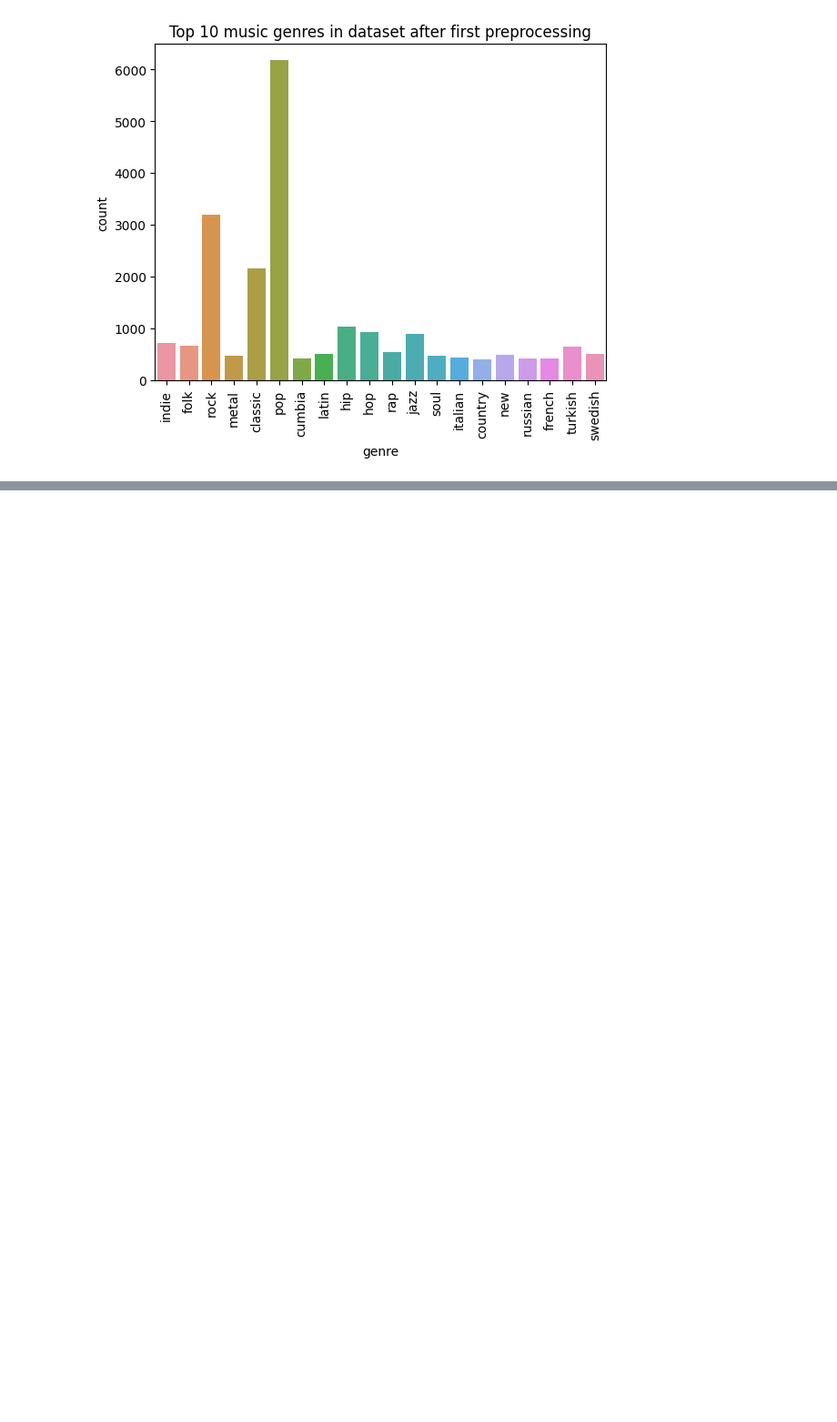
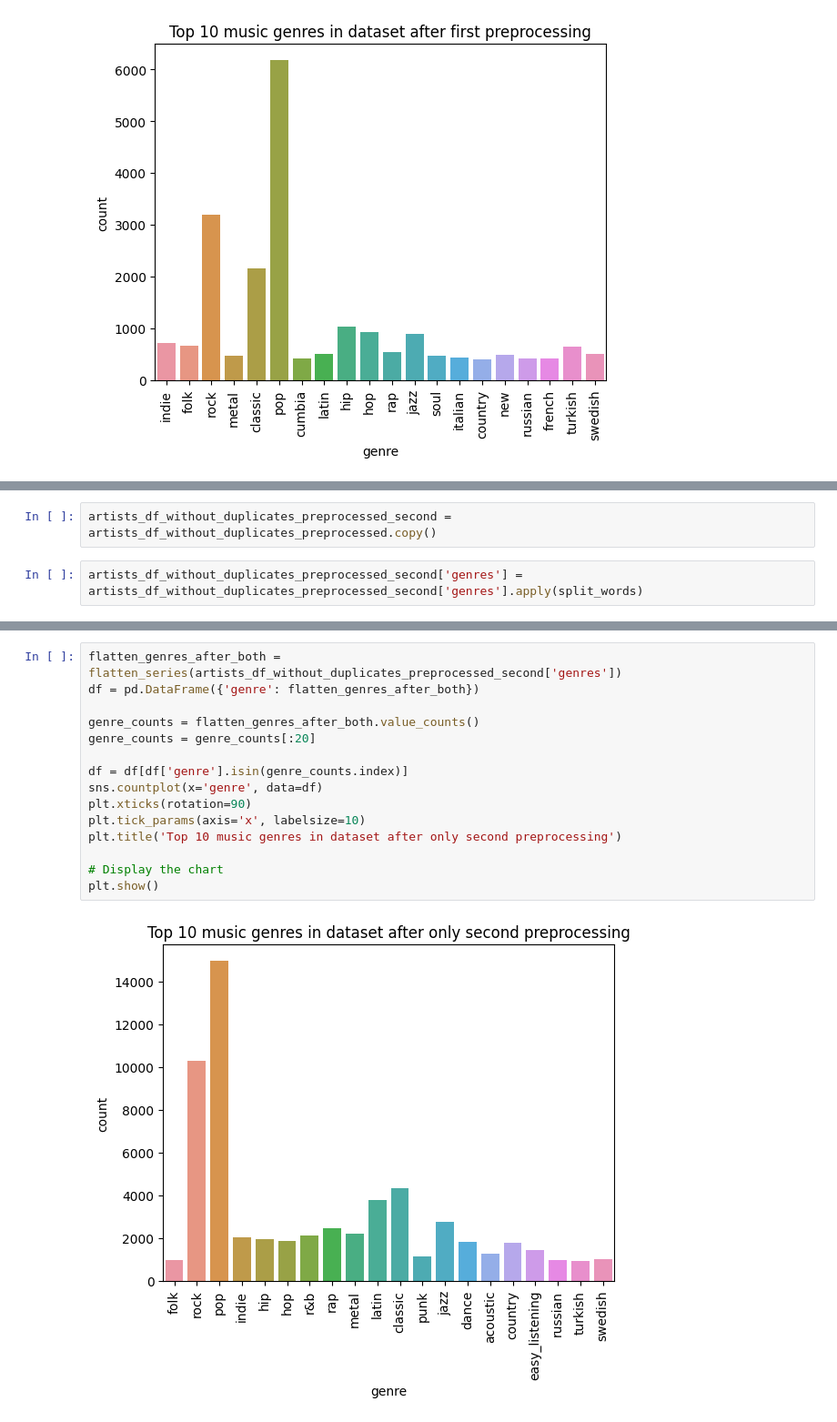
Before and after one commit to zxcvwrs/spotify-songs-ML, a Jupyter notebook: analiza_danych.ipynb, the cells around one changed output, grey strips where cells are left out. Shown: that part at 91% size. Drawn from its saved outputs; the diff is of its cells as text; blank space fills up the shorter version.

```diff
--- a/analiza_danych.ipynb
+++ b/analiza_danych.ipynb
@@ -1280,0 +1415,4 @@ Name: genres, Length: 27416, dtype: object
+# %%
+artists_df_without_duplicates_preprocessed_second = artists_df_without_duplicates_preprocessed.copy()
+# %%
+artists_df_without_duplicates_preprocessed_second['genres'] = artists_df_without_duplicates_preprocessed_second['genres'].apply(split_words)
@@ -1280,0 +1434,17 @@ Name: genres, Length: 27416, dtype: object
+# %%
+flatten_genres_after_both = flatten_series(artists_df_without_duplicates_preprocessed_second['genres'])
+df = pd.DataFrame({'genre': flatten_genres_after_both})
+
+genre_counts = flatten_genres_after_both.value_counts()
+genre_counts = genre_counts[:20]
+
+df = df[df['genre'].isin(genre_counts.index)]
+sns.countplot(x='genre', data=df)
+plt.xticks(rotation=90)
+plt.tick_params(axis='x', labelsize=10)
+plt.title('Top 10 music genres in dataset after only second preprocessing')
+
+# Display the chart
+plt.show()
+# %% [output]
+[figure, added]
```
Also changed, not shown: parts of 49 cells of this notebook, 2 other files.
